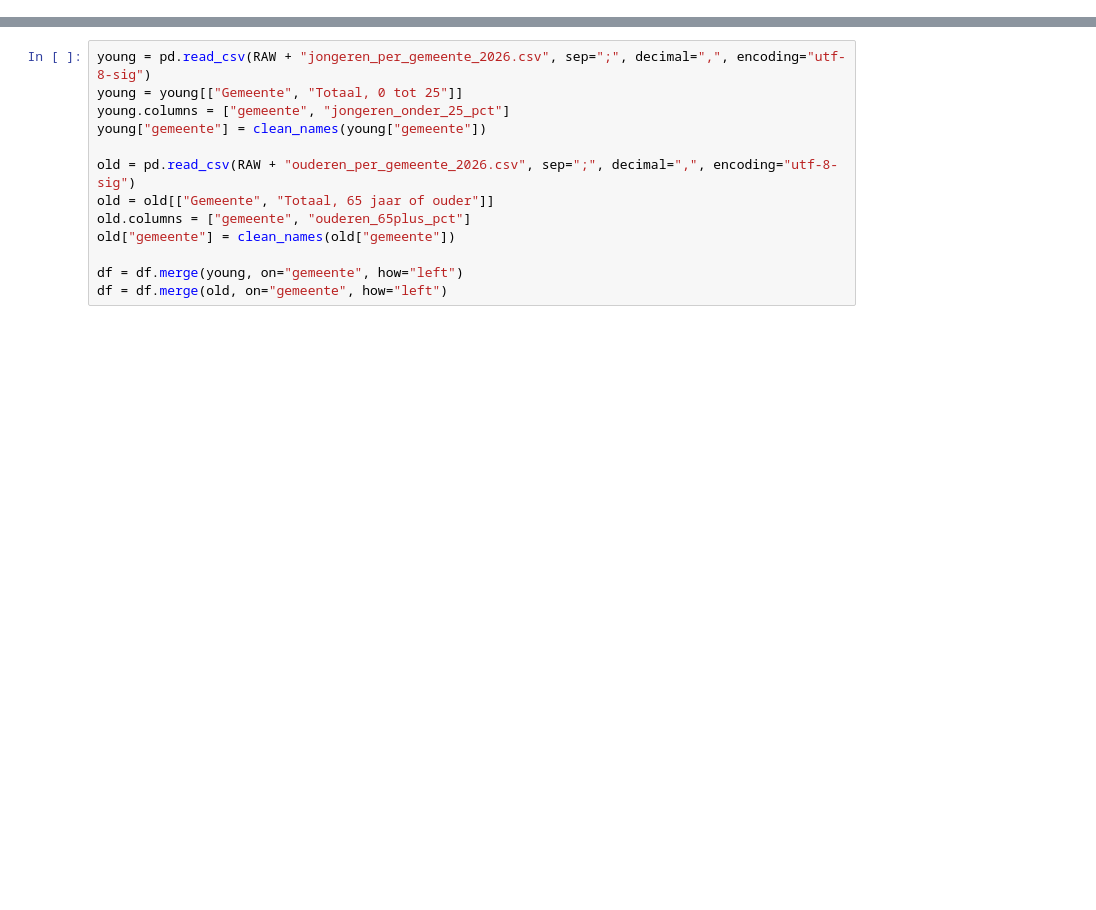
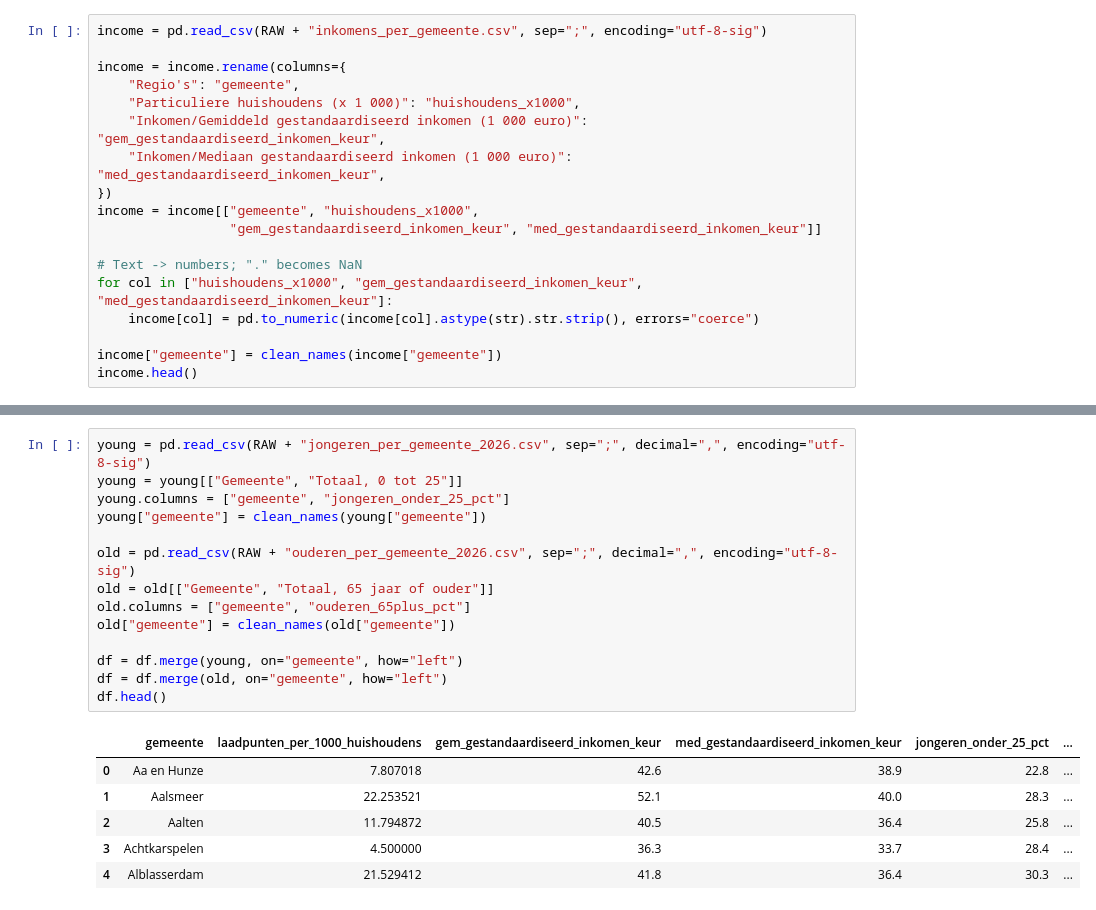
Before and after one commit to mirtebatema/group-15, a Jupyter notebook: notebooks/6. descriptive_statistics_correlations.ipynb, the cells around one changed output, grey strips where cells are left out. Drawn from its saved outputs; the diff is of its cells as text; blank space fills up the shorter version.

```diff
--- a/notebooks/6. descriptive_statistics_correlations.ipynb
+++ b/notebooks/6. descriptive_statistics_correlations.ipynb
@@ -88,0 +91,18 @@ The CBS files already contain percentages of the total population; we keep only
+# %%
+income = pd.read_csv(RAW + "inkomens_per_gemeente.csv", sep=";", encoding="utf-8-sig")
+
+income = income.rename(columns={
+    "Regio's": "gemeente",
+    "Particuliere huishoudens (x 1 000)": "huishoudens_x1000",
+    "Inkomen/Gemiddeld gestandaardiseerd inkomen (1 000 euro)": "gem_gestandaardiseerd_inkomen_keur",
+    "Inkomen/Mediaan gestandaardiseerd inkomen (1 000 euro)": "med_gestandaardiseerd_inkomen_keur",
+})
+income = income[["gemeente", "huishoudens_x1000",
+                 "gem_gestandaardiseerd_inkomen_keur", "med_gestandaardiseerd_inkomen_keur"]]
+
+# Text -> numbers; "." becomes NaN
+for col in ["huishoudens_x1000", "gem_gestandaardiseerd_inkomen_keur", "med_gestandaardiseerd_inkomen_keur"]:
+    income[col] = pd.to_numeric(income[col].astype(str).str.strip(), errors="coerce")
+
+income["gemeente"] = clean_names(income["gemeente"])
+income.head()
@@ -89,14 +150,22 @@ The CBS files already contain percentages of the total population; we keep only
 # %%
 young = pd.read_csv(RAW + "jongeren_per_gemeente_2026.csv", sep=";", decimal=",", encoding="utf-8-sig")
 young = young[["Gemeente", "Totaal, 0 tot 25"]]
 young.columns = ["gemeente", "jongeren_onder_25_pct"]
 young["gemeente"] = clean_names(young["gemeente"])
 
 old = pd.read_csv(RAW + "ouderen_per_gemeente_2026.csv", sep=";", decimal=",", encoding="utf-8-sig")
 old = old[["Gemeente", "Totaal, 65 jaar of ouder"]]
 old.columns = ["gemeente", "ouderen_65plus_pct"]
 old["gemeente"] = clean_names(old["gemeente"])
 
 df = df.merge(young, on="gemeente", how="left")
 df = df.merge(old, on="gemeente", how="left")
+df.head()
+# %% [output]
+|  | gemeente | laadpunten_per_1000_huishoudens | gem_gestandaardiseerd_inkomen_keur | med_gestandaardiseerd_inkomen_keur | jongeren_onder_25_pct | ... |
+| 0 | Aa en Hunze | 7.807018 | 42.6 | 38.9 | 22.8 | ... |
+| 1 | Aalsmeer | 22.253521 | 52.1 | 40.0 | 28.3 | ... |
+| 2 | Aalten | 11.794872 | 40.5 | 36.4 | 25.8 | ... |
+| 3 | Achtkarspelen | 4.500000 | 36.3 | 33.7 | 28.4 | ... |
+| 4 | Alblasserdam | 21.529412 | 41.8 | 36.4 | 30.3 | ... |
 # %% [markdown]
```
Also changed, not shown: parts of 43 cells of this notebook, 4 other files.
